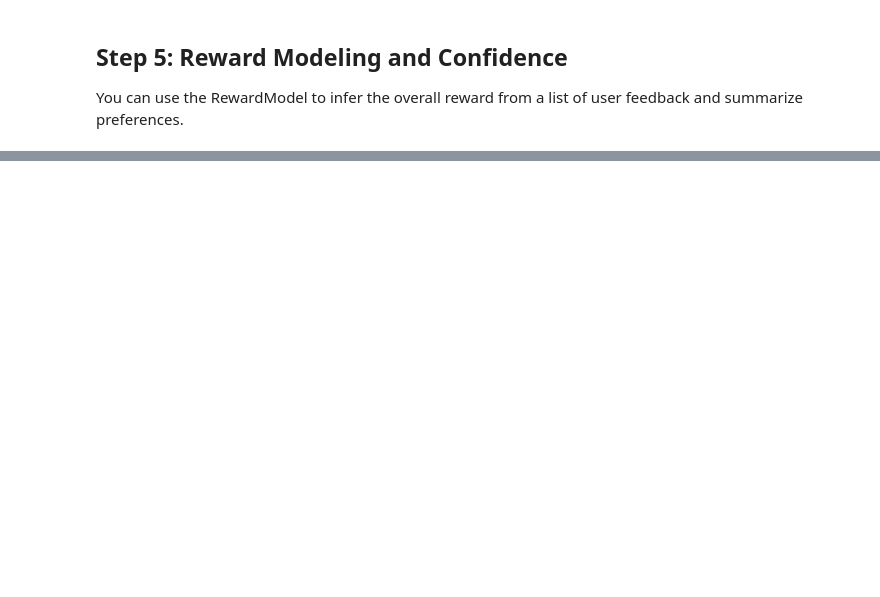
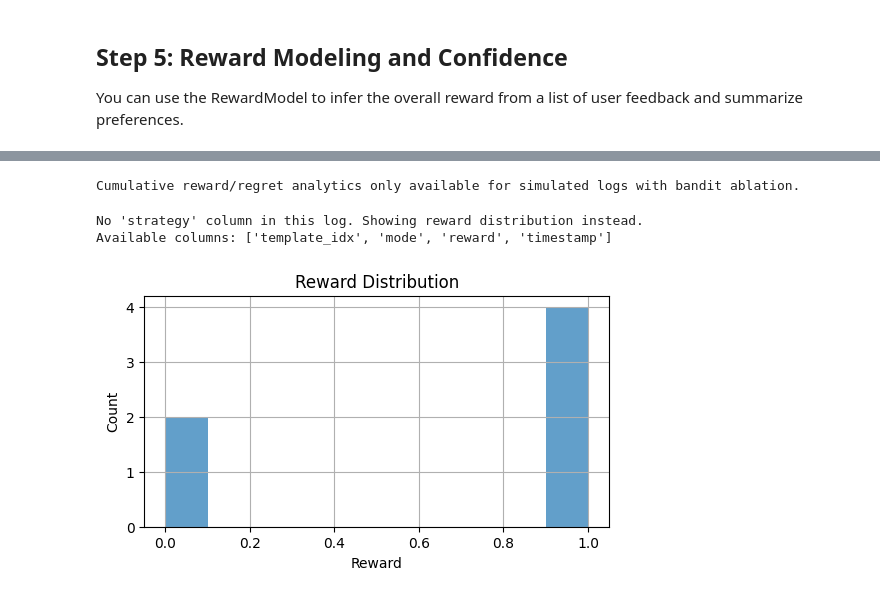
Before and after one commit to ethanvillalovoz/clarifybot, a Jupyter notebook: notebooks/demo.ipynb, the cells around one changed output, grey strips where cells are left out. Drawn from its saved outputs; the diff is of its cells as text; code cells hidden in the pictures; blank space fills up the shorter version.

```diff
--- a/notebooks/demo.ipynb
+++ b/notebooks/demo.ipynb
@@ -154,0 +206,16 @@ This demo shows how ClarifyBot adaptively selects question-generation strategies
+# %%
+# Simulated user feedback function
+
+def simulated_user_feedback(template_idx, true_prefs, noise=0.2):
+    # true_prefs: list of true mean ratings for each template (1–5)
+    base = true_prefs[template_idx]
+    feedback = np.random.normal(base, noise)
+    feedback = int(np.clip(round(feedback), 1, 5))
+    return feedback
+
+# Example: true preferences for each template (hidden from agent)
+true_template_prefs = [2, 3, 5, 4]  # Template 3 is best
+
+# Example: Simulate feedback
+for i in range(NUM_TEMPLATES):
+    print(f"Template {i+1}: Simulated feedback = {simulated_user_feedback(i, true_template_prefs)}")
@@ -154,0 +269,64 @@ This demo shows how ClarifyBot adaptively selects question-generation strategies
+# %%
+# Analytics: Cumulative Reward, Regret, and Strategy Comparison
+if LOG_TYPE == 'simulated':
+    log_path = LOG_PATH
+    df = pd.read_csv(log_path, names=["step", "strategy", "template_idx", "feedback", "mode", "timestamp"], delimiter="\t")
+    plt.figure(figsize=(8,4))
+    for strategy in ["egreedy", "ucb"]:
+        strat_df = df[df["strategy"] == strategy]
+        plt.plot(strat_df["step"], strat_df["feedback"].cumsum(), label=f"{strategy} (cumulative reward)")
+    plt.xlabel("Step")
+    plt.ylabel("Cumulative Reward")
+    plt.title("Bandit Strategy Comparison: Cumulative Reward")
+    plt.legend()
+    plt.show()
+    optimal = max(true_template_prefs)
+    df["regret"] = optimal - df["feedback"]
+    plt.figure(figsize=(8,4))
+    for strategy in ["egreedy", "ucb"]:
+        strat_df = df[df["strategy"] == strategy]
+        plt.plot(strat_df["step"], strat_df["regret"].cumsum(), label=f"{strategy} (cumulative regret)")
+    plt.xlabel("Step")
+    plt.ylabel("Cumulative Regret")
+    plt.title("Bandit Strategy Comparison: Cumulative Regret")
+    plt.legend()
+    plt.show()
+else:
+    print("Cumulative reward/regret analytics only available for simulated logs with bandit ablation.")
+# %% [output]
+Cumulative reward/regret analytics only available for simulated logs with bandit ablation.
+# %%
+# Advanced analytics: t-test for mean reward between strategies (if both present)
+import scipy.stats as stats
+
+def ttest_strategy_rewards(df):
+    if df is None or df.empty:
+        print("No data available in the log (df is empty). No analytics can be performed.\n\nSuggestions:\n- Check that the log file path is correct and not empty.\n- Run the experiment or app to generate log data before running analytics.\n- If using real user logs, ensure the log format matches expected columns.\n")
+        return
+    if 'strategy' in df.columns:
+        strategies = df['strategy'].unique()
+        if len(strategies) == 2:
+            rewards1 = df[df['strategy'] == strategies[0]]['reward']
+            rewards2 = df[df['strategy'] == strategies[1]]['reward']
+            t_stat, p_val = stats.ttest_ind(rewards1, rewards2, nan_policy='omit')
+            print(f"T-test between {strategies[0]} and {strategies[1]}: t={t_stat:.3f}, p={p_val:.3g}")
+        else:
+            print("Not exactly two strategies present for t-test.")
+    else:
+        print("No 'strategy' column in this log. Showing reward distribution instead.")
+        print(f"Available columns: {list(df.columns)}")
+        if 'reward' in df.columns and not df['reward'].empty:
+            plt.figure(figsize=(6,3))
+            df['reward'].hist(bins=10, alpha=0.7)
+            plt.xlabel('Reward')
+            plt.ylabel('Count')
+            plt.title('Reward Distribution')
+            plt.show()
+        else:
+            print("No 'reward' column found or no reward data for distribution plot.")
+
+ttest_strategy_rewards(df)
+# %% [output]
+No 'strategy' column in this log. Showing reward distribution instead.
+Available columns: ['template_idx', 'mode', 'reward', 'timestamp']
+[figure, added]
```
Also changed, not shown: parts of 14 cells of this notebook, 5 other files.
